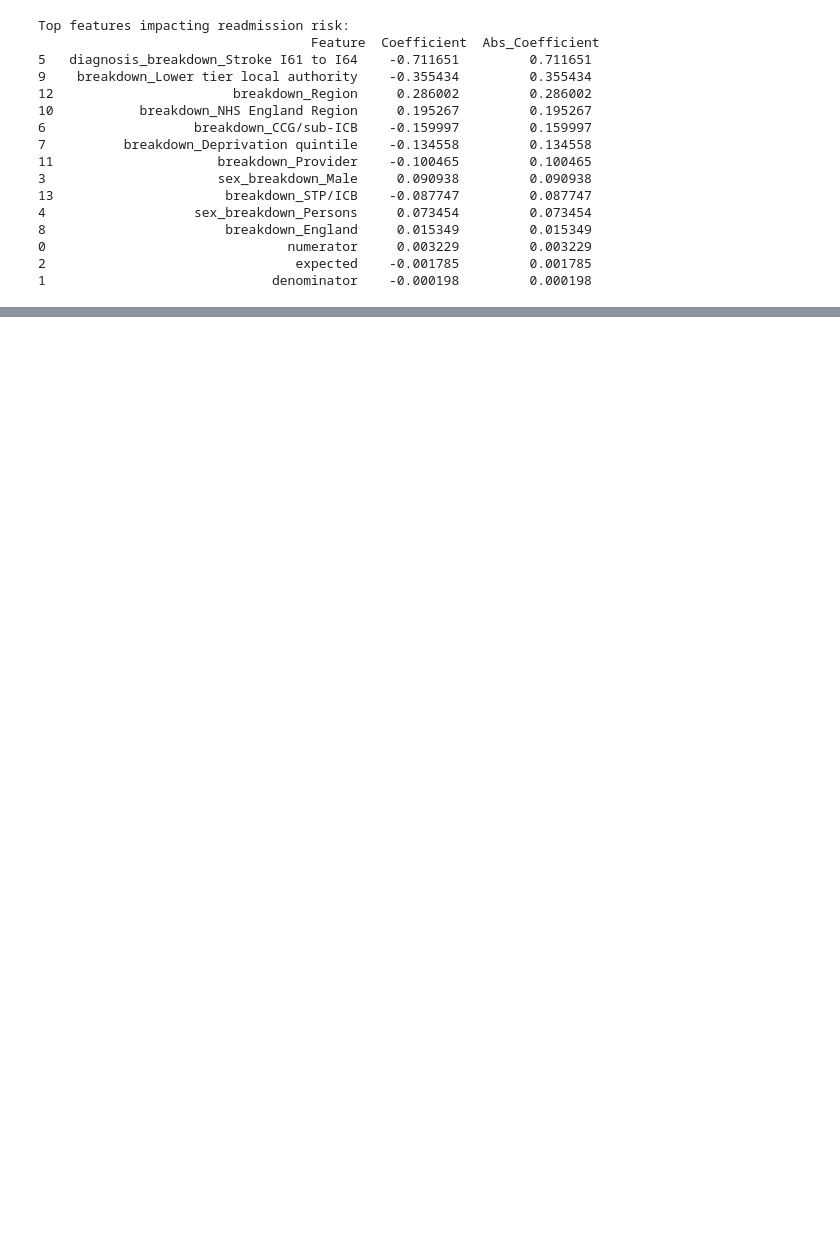
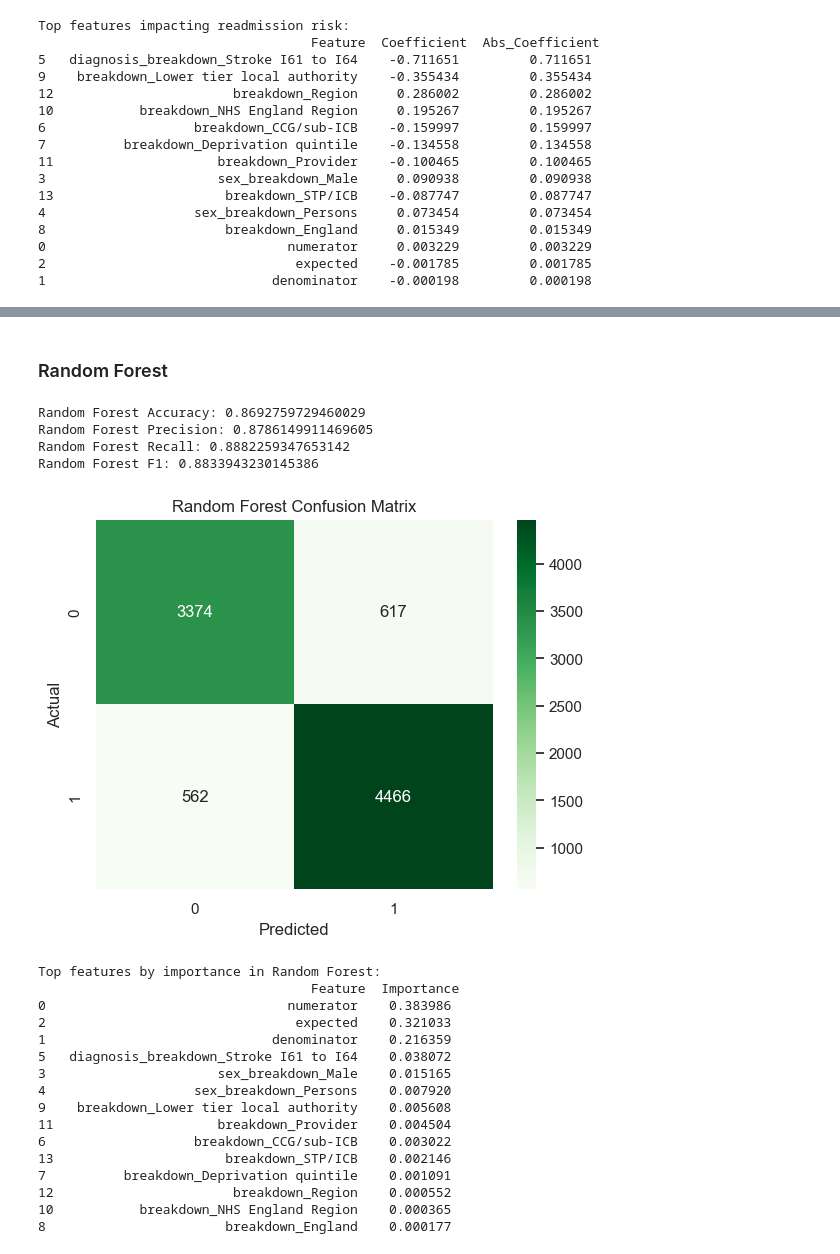
Before and after one commit to MAdnanSajid/hospital-readmission-risk-prediction, a Jupyter notebook: Notebooks/hospital_readmission_baseline_model.ipynb, the cells around one changed output, grey strips where cells are left out. Drawn from its saved outputs; the diff is of its cells as text; code cells hidden in the pictures; blank space fills up the shorter version.

```diff
--- a/Notebooks/hospital_readmission_baseline_model.ipynb
+++ b/Notebooks/hospital_readmission_baseline_model.ipynb
@@ -199,6 +202,10 @@ Classification Report:
     accuracy                           0.62      9019
    macro avg       0.61      0.61      0.61      9019
 weighted avg       0.61      0.62      0.62      9019
+# %%
+scaler = StandardScaler()
+numeric_features = ['numerator', 'denominator', 'expected']
+X_encoded[numeric_features] = scaler.fit_transform(X_encoded[numeric_features])
 # %%
 coefficients = pd.DataFrame({
     'Feature': X_encoded.columns,
@@ -226,0 +288,53 @@ Top features impacting readmission risk:
+# %% [markdown]
+### Random Forest
+# %%
+# Train Random Forest
+rf_model = RandomForestClassifier(n_estimators=100, random_state=42)
+rf_model.fit(X_train, y_train)
+
+# Predict on test set
+rf_pred = rf_model.predict(X_test)
+
+# Evaluation metrics
+print("Random Forest Accuracy:", accuracy_score(y_test, rf_pred))
+print("Random Forest Precision:", precision_score(y_test, rf_pred))
+print("Random Forest Recall:", recall_score(y_test, rf_pred))
+print("Random Forest F1:", f1_score(y_test, rf_pred))
+
+# Confusion matrix
+cm = confusion_matrix(y_test, rf_pred)
+sns.heatmap(cm, annot=True, fmt="d", cmap="Greens")
+plt.title("Random Forest Confusion Matrix")
+plt.xlabel("Predicted")
+plt.ylabel("Actual")
+plt.show()
+
+# Feature importance
+rf_feature_importance = pd.DataFrame({
+    'Feature': X_encoded.columns,
+    'Importance': rf_model.feature_importances_
+})
+rf_feature_importance.sort_values(by='Importance', ascending=False, inplace=True)
+print("\nTop features by importance in Random Forest:\n", rf_feature_importance.head(15))
+# %% [output]
+Random Forest Accuracy: 0.8692759729460029
+Random Forest Precision: 0.8786149911469605
+Random Forest Recall: 0.8882259347653142
+Random Forest F1: 0.8833943230145386
+[figure, added]
+Top features by importance in Random Forest:
+                                   Feature  Importance
+0                               numerator    0.383986
+2                                expected    0.321033
+1                             denominator    0.216359
+5   diagnosis_breakdown_Stroke I61 to I64    0.038072
+3                      sex_breakdown_Male    0.015165
+4                   sex_breakdown_Persons    0.007920
+9    breakdown_Lower tier local authority    0.005608
+11                     breakdown_Provider    0.004504
+6                   breakdown_CCG/sub-ICB    0.003022
+13                      breakdown_STP/ICB    0.002146
+7          breakdown_Deprivation quintile    0.001091
+12                       breakdown_Region    0.000552
+10           breakdown_NHS England Region    0.000365
+8                       breakdown_England    0.000177
```
Also changed, not shown: parts of 20 cells of this notebook.
